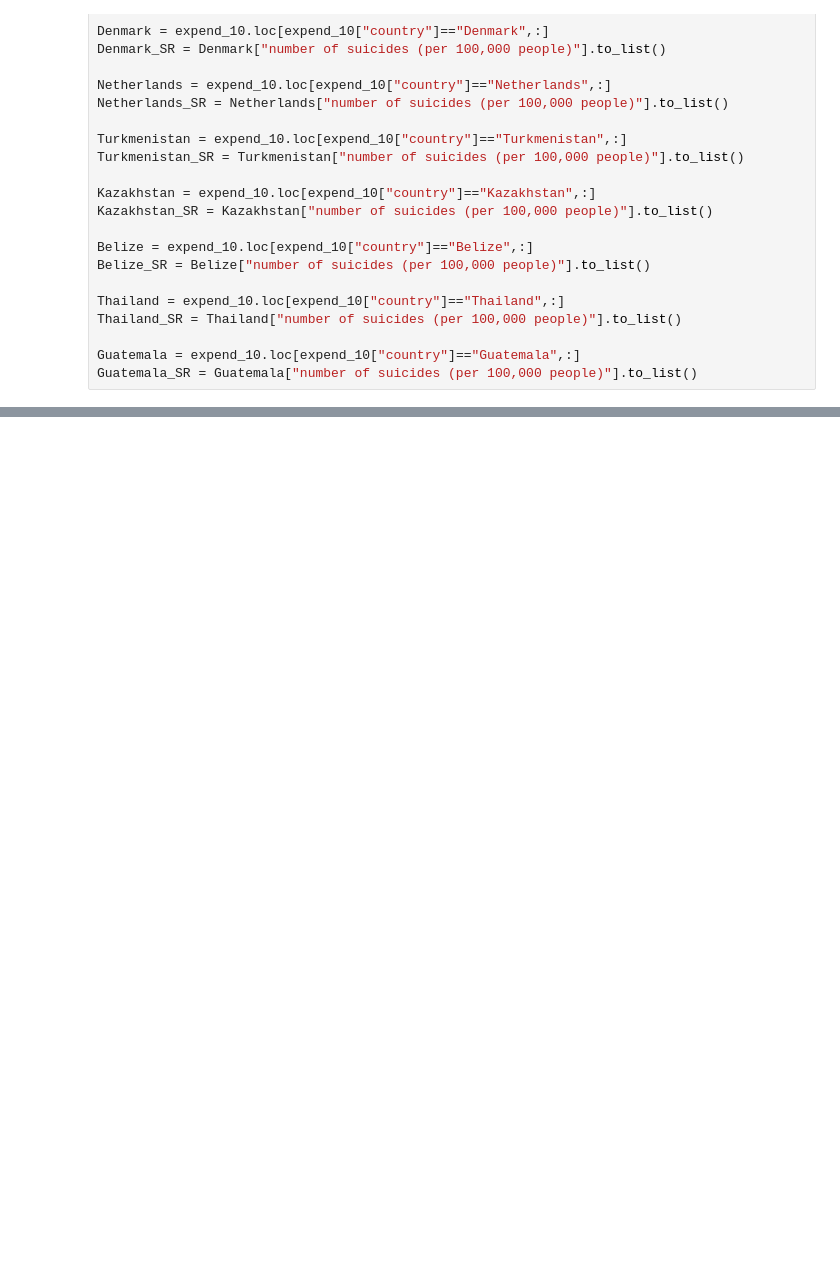
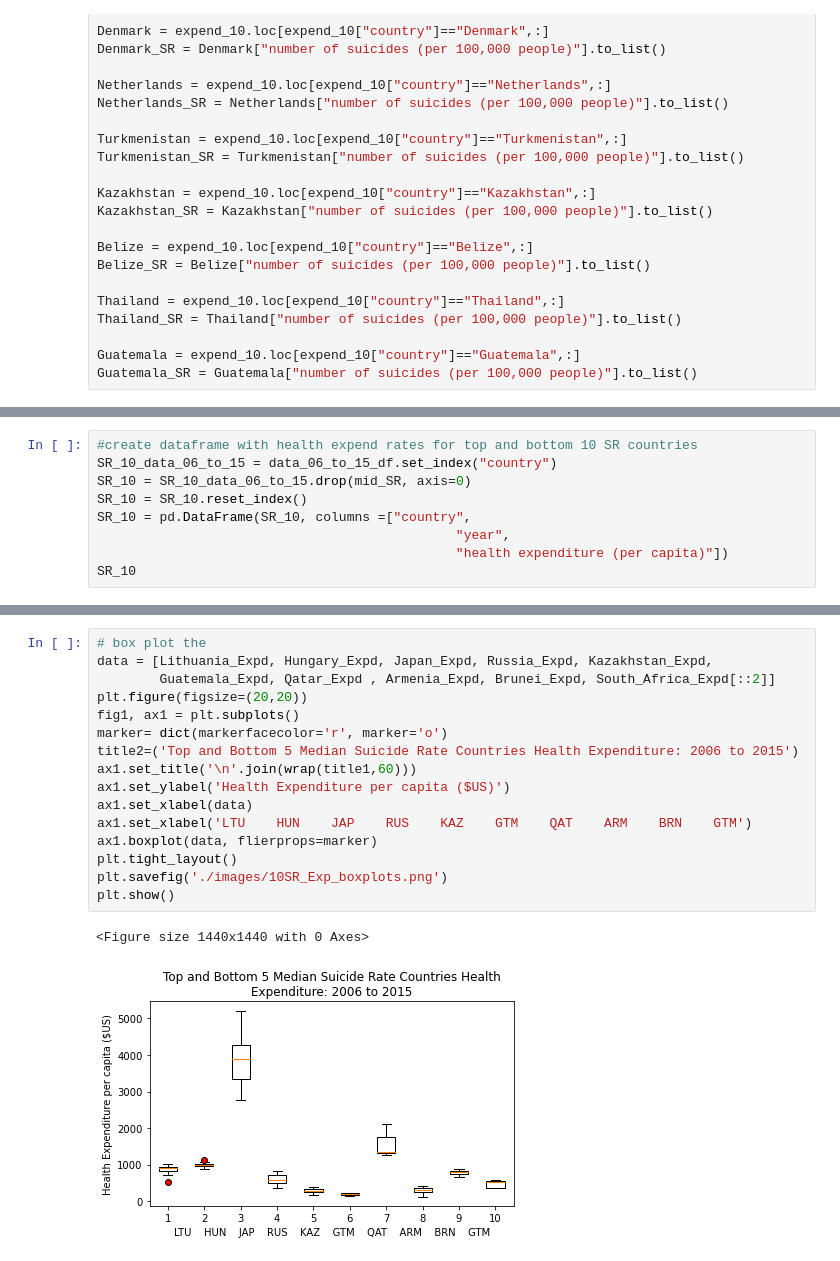
Before and after one commit to jfield24/Project-1, a Jupyter notebook: descriptives_data.ipynb, the cells around one changed output, grey strips where cells are left out. Cells and saved outputs as stored; diff of their text form; blank space fills up the shorter version.

```diff
--- a/descriptives_data.ipynb
+++ b/descriptives_data.ipynb
@@ -586,0 +612,9 @@ plt.show()
+# %%
+#create dataframe with health expend rates for top and bottom 10 SR countries
+SR_10_data_06_to_15 = data_06_to_15_df.set_index("country")
+SR_10 = SR_10_data_06_to_15.drop(mid_SR, axis=0)
+SR_10 = SR_10.reset_index()
+SR_10 = pd.DataFrame(SR_10, columns =["country",
+                                              "year",
+                                              "health expenditure (per capita)"])
+SR_10
@@ -586,0 +668,19 @@ plt.show()
+# %%
+# box plot the
+data = [Lithuania_Expd, Hungary_Expd, Japan_Expd, Russia_Expd, Kazakhstan_Expd,
+        Guatemala_Expd, Qatar_Expd , Armenia_Expd, Brunei_Expd, South_Africa_Expd[::2]]
+plt.figure(figsize=(20,20))
+fig1, ax1 = plt.subplots()
+marker= dict(markerfacecolor='r', marker='o')
+title2=('Top and Bottom 5 Median Suicide Rate Countries Health Expenditure: 2006 to 2015')
+ax1.set_title('\n'.join(wrap(title1,60)))
+ax1.set_ylabel('Health Expenditure per capita ($US)')
+ax1.set_xlabel(data)
+ax1.set_xlabel('LTU    HUN    JAP    RUS    KAZ    GTM    QAT    ARM    BRN    GTM')
+ax1.boxplot(data, flierprops=marker)
+plt.tight_layout()
+plt.savefig('./images/10SR_Exp_boxplots.png')
+plt.show()
+# %% [output]
+<Figure size 1440x1440 with 0 Axes>
+[figure, added]
```
Also changed, not shown: parts of 27 cells of this notebook, 8 other files.
